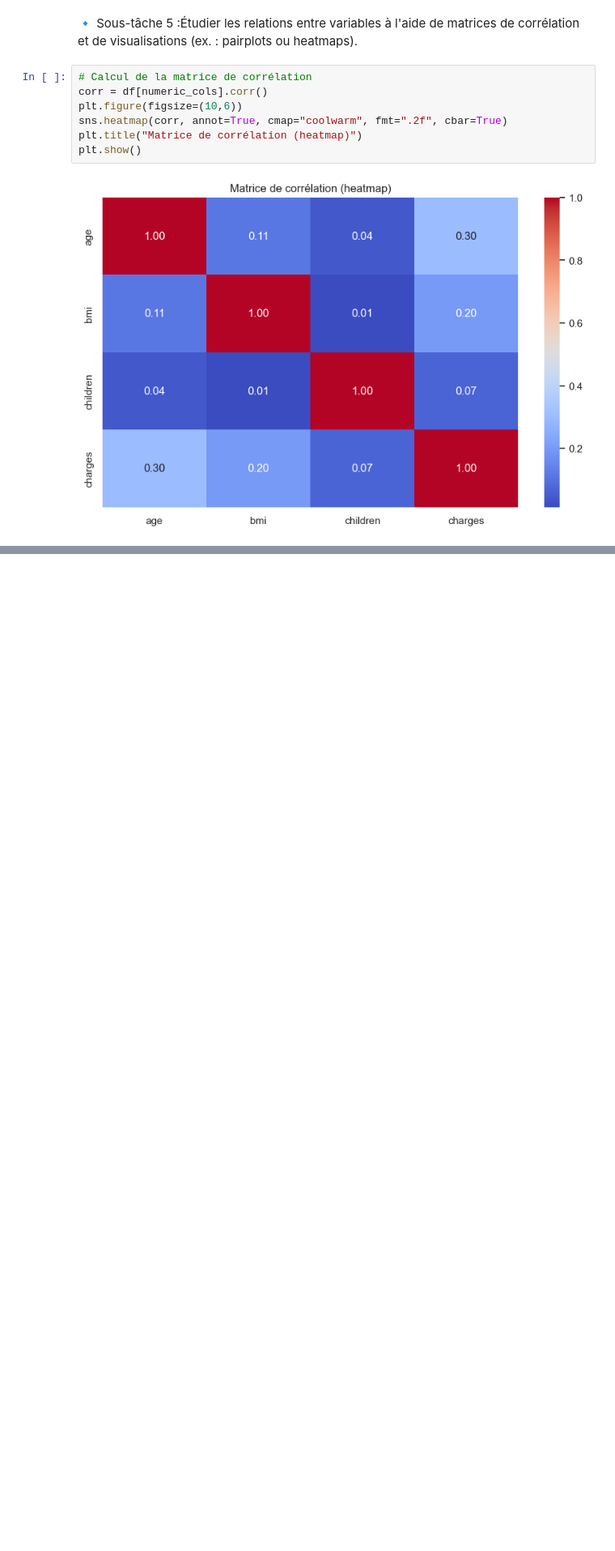
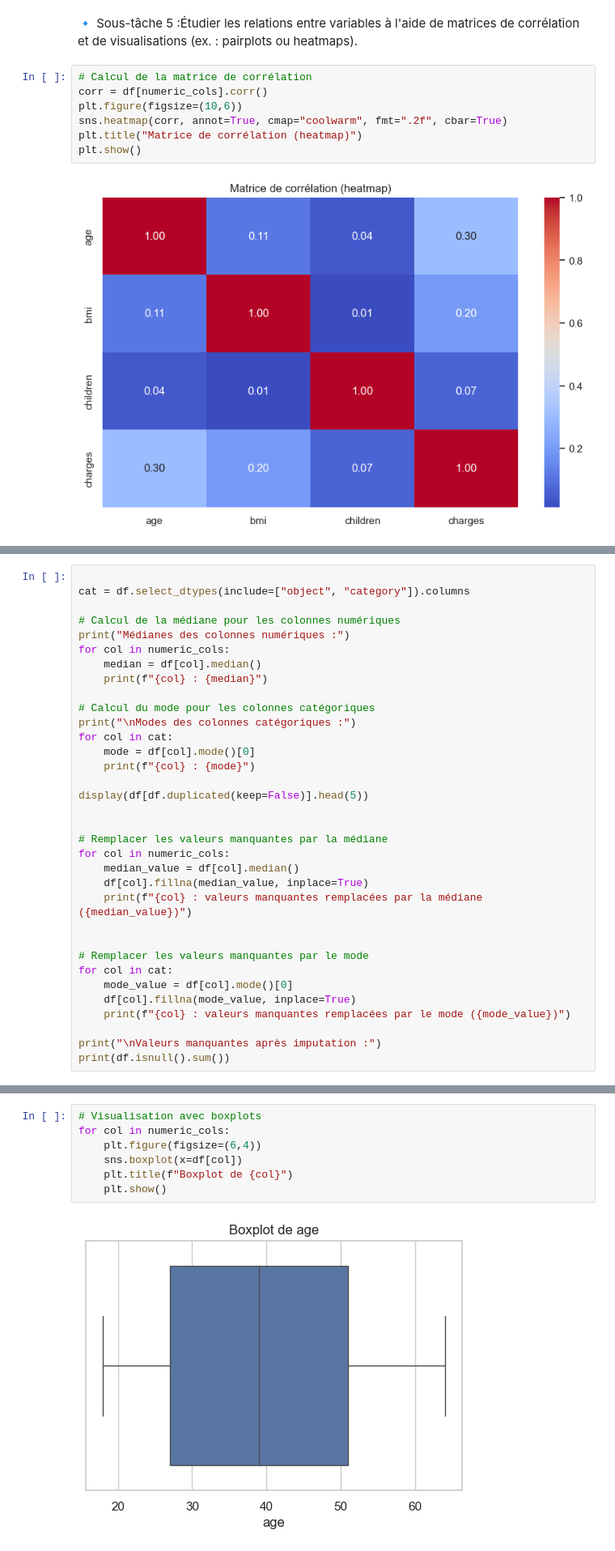
Before and after one commit to BouizmouneSalma/PCDM, a Jupyter notebook: Pcdm.ipynb, the cells around one changed output, grey strips where cells are left out. Shown: that part at 81% size. Saved outputs shown, nothing was run; the diff lists cells and outputs as text; blank space fills up the shorter version.

```diff
--- a/Pcdm.ipynb
+++ b/Pcdm.ipynb
@@ -170,0 +177,34 @@ plt.show()
+# %%
+
+cat = df.select_dtypes(include=["object", "category"]).columns
+
+# Calcul de la médiane pour les colonnes numériques
+print("Médianes des colonnes numériques :")
+for col in numeric_cols:
+    median = df[col].median()
+    print(f"{col} : {median}")
+
+# Calcul du mode pour les colonnes catégoriques
+print("\nModes des colonnes catégoriques :")
+for col in cat:
+    mode = df[col].mode()[0]
+    print(f"{col} : {mode}")
+
+display(df[df.duplicated(keep=False)].head(5))
+
+
+# Remplacer les valeurs manquantes par la médiane
+for col in numeric_cols:
+    median_value = df[col].median()
+    df[col].fillna(median_value, inplace=True)
+    print(f"{col} : valeurs manquantes remplacées par la médiane ({median_value})")
+
+
+# Remplacer les valeurs manquantes par le mode
+for col in cat:
+    mode_value = df[col].mode()[0]
+    df[col].fillna(mode_value, inplace=True)
+    print(f"{col} : valeurs manquantes remplacées par le mode ({mode_value})")
+
+print("\nValeurs manquantes après imputation :")
+print(df.isnull().sum())
@@ -170,0 +266,9 @@ plt.show()
+# %%
+# Visualisation avec boxplots
+for col in numeric_cols:
+    plt.figure(figsize=(6,4))
+    sns.boxplot(x=df[col])
+    plt.title(f"Boxplot de {col}")
+    plt.show()
+# %% [output]
+[figure, added]
```
Also changed, not shown: parts of 9 cells of this notebook.
